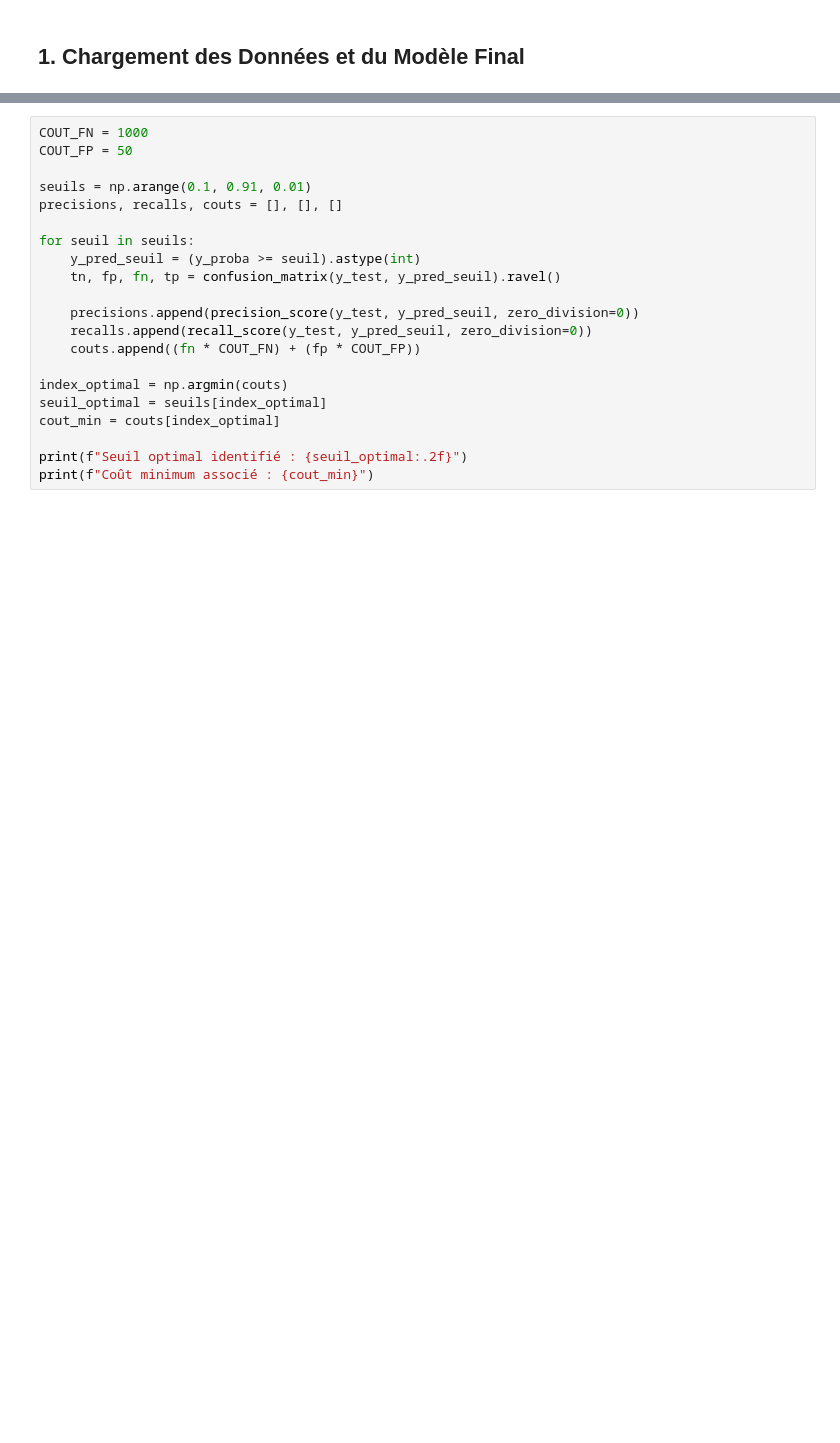
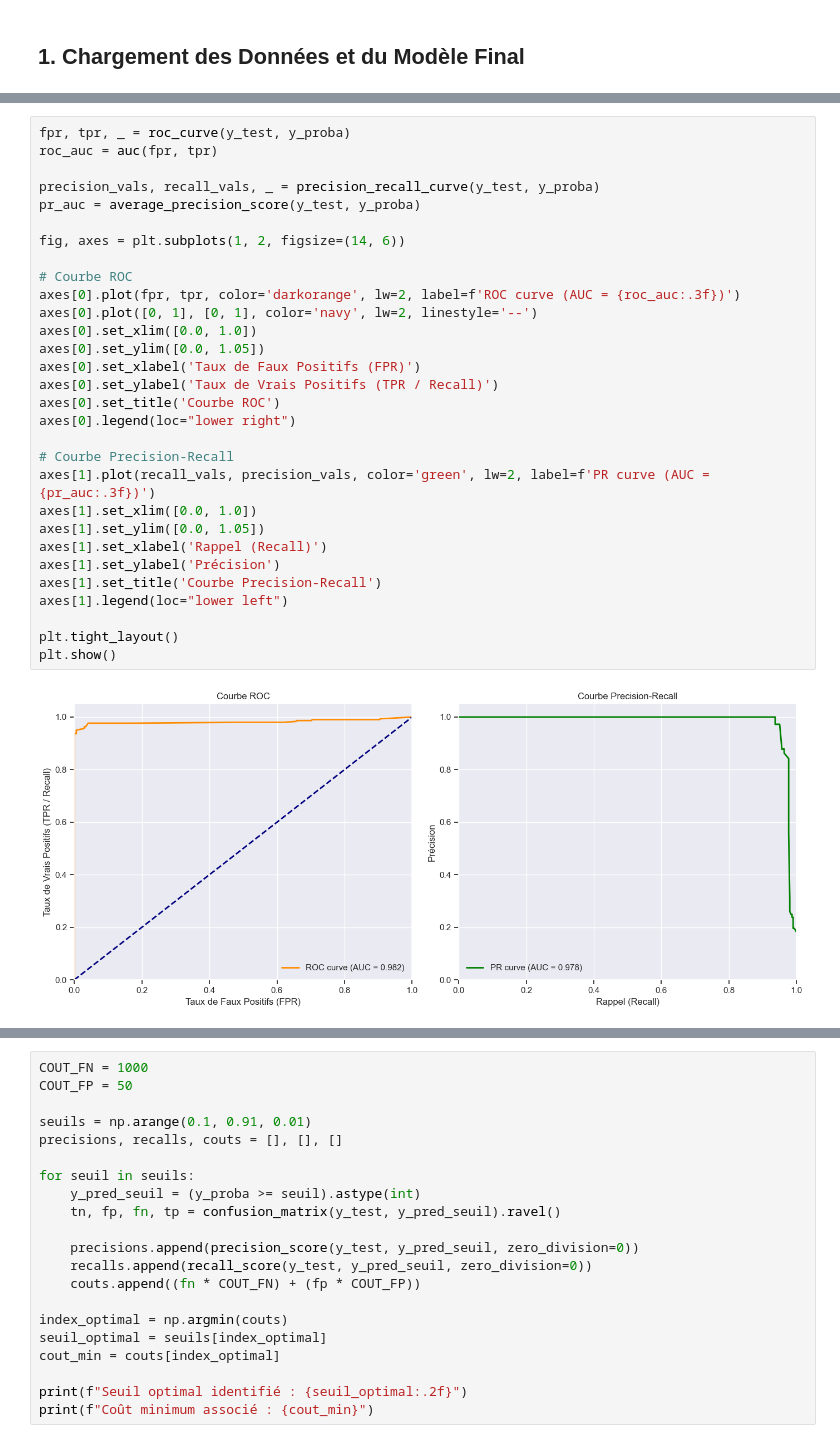
Before and after one commit to essebaiyayaa/phish-detect-ml, a Jupyter notebook: notebooks/06_evaluation.ipynb, the cells around one changed output, grey strips where cells are left out. Drawn from its saved outputs; the diff is of its cells as text; blank space fills up the shorter version.

```diff
--- a/notebooks/06_evaluation.ipynb
+++ b/notebooks/06_evaluation.ipynb
@@ -39 +82,33 @@ Modèle et données de test chargés avec succès.
+# %%
+fpr, tpr, _ = roc_curve(y_test, y_proba)
+roc_auc = auc(fpr, tpr)
+
+precision_vals, recall_vals, _ = precision_recall_curve(y_test, y_proba)
+pr_auc = average_precision_score(y_test, y_proba)
+
+fig, axes = plt.subplots(1, 2, figsize=(14, 6))
+
+# Courbe ROC
+axes[0].plot(fpr, tpr, color='darkorange', lw=2, label=f'ROC curve (AUC = {roc_auc:.3f})')
+axes[0].plot([0, 1], [0, 1], color='navy', lw=2, linestyle='--')
+axes[0].set_xlim([0.0, 1.0])
+axes[0].set_ylim([0.0, 1.05])
+axes[0].set_xlabel('Taux de Faux Positifs (FPR)')
+axes[0].set_ylabel('Taux de Vrais Positifs (TPR / Recall)')
+axes[0].set_title('Courbe ROC')
+axes[0].legend(loc="lower right")
+
+# Courbe Precision-Recall
+axes[1].plot(recall_vals, precision_vals, color='green', lw=2, label=f'PR curve (AUC = {pr_auc:.3f})')
+axes[1].set_xlim([0.0, 1.0])
+axes[1].set_ylim([0.0, 1.05])
+axes[1].set_xlabel('Rappel (Recall)')
+axes[1].set_ylabel('Précision')
+axes[1].set_title('Courbe Precision-Recall')
+axes[1].legend(loc="lower left")
+
+plt.tight_layout()
+plt.show()
+# %% [output]
+[figure, added]
 # %% [markdown]
```
Also changed, not shown: parts of 15 cells of this notebook.
